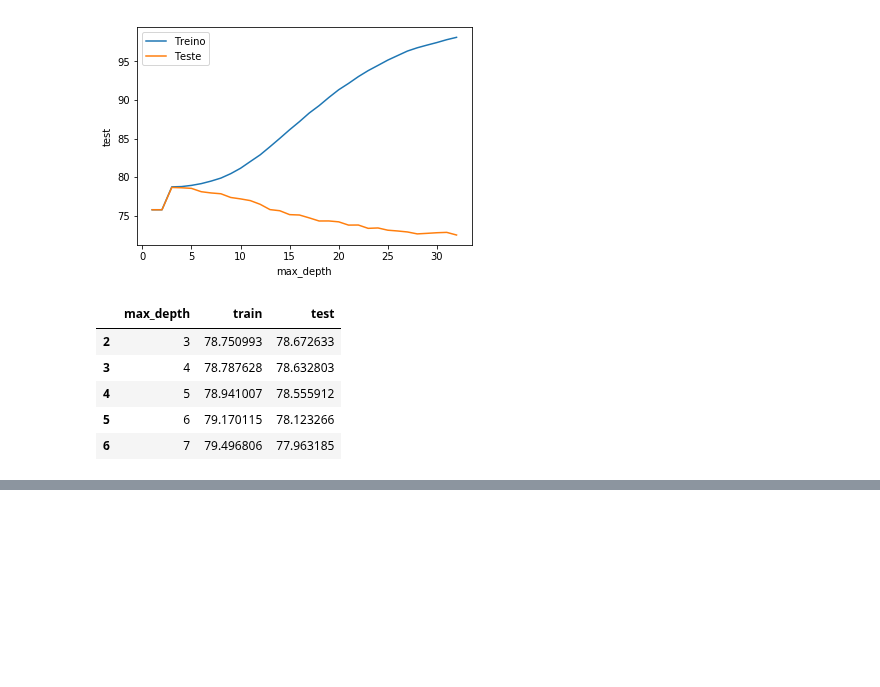
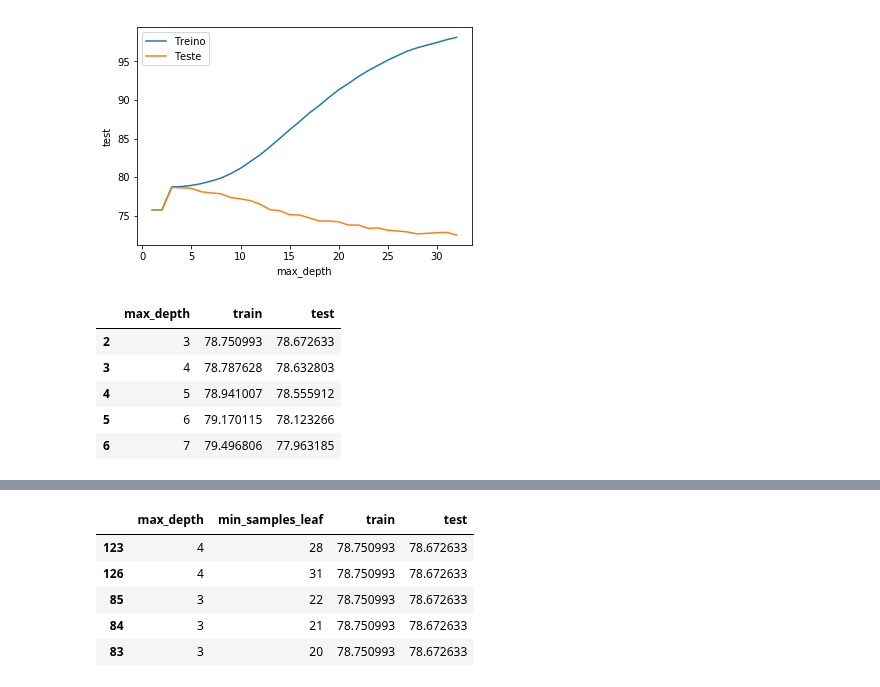
Before and after one commit to lsandrade/alura-ml, a Jupyter notebook: Otimização de modelos.ipynb, the cells around one changed output, grey strips where cells are left out. Cells and saved outputs as stored; diff of their text form; code cells hidden in the pictures; blank space fills up the shorter version.

```diff
--- a/Otimização de modelos.ipynb
+++ b/Otimização de modelos.ipynb
@@ -259,0 +315,9 @@ resultados.sort_values("test", ascending=False).head()
+# %%
+resultados.sort_values("test", ascending=False).head()
+# %% [output]
+|  | max_depth | min_samples_leaf | train | test |
+| 123 | 4 | 28 | 78.750993 | 78.672633 |
+| 126 | 4 | 31 | 78.750993 | 78.672633 |
+| 85 | 3 | 22 | 78.750993 | 78.672633 |
+| 84 | 3 | 21 | 78.750993 | 78.672633 |
+| 83 | 3 | 20 | 78.750993 | 78.672633 |
```
Also changed, not shown: parts of 4 cells of this notebook.
